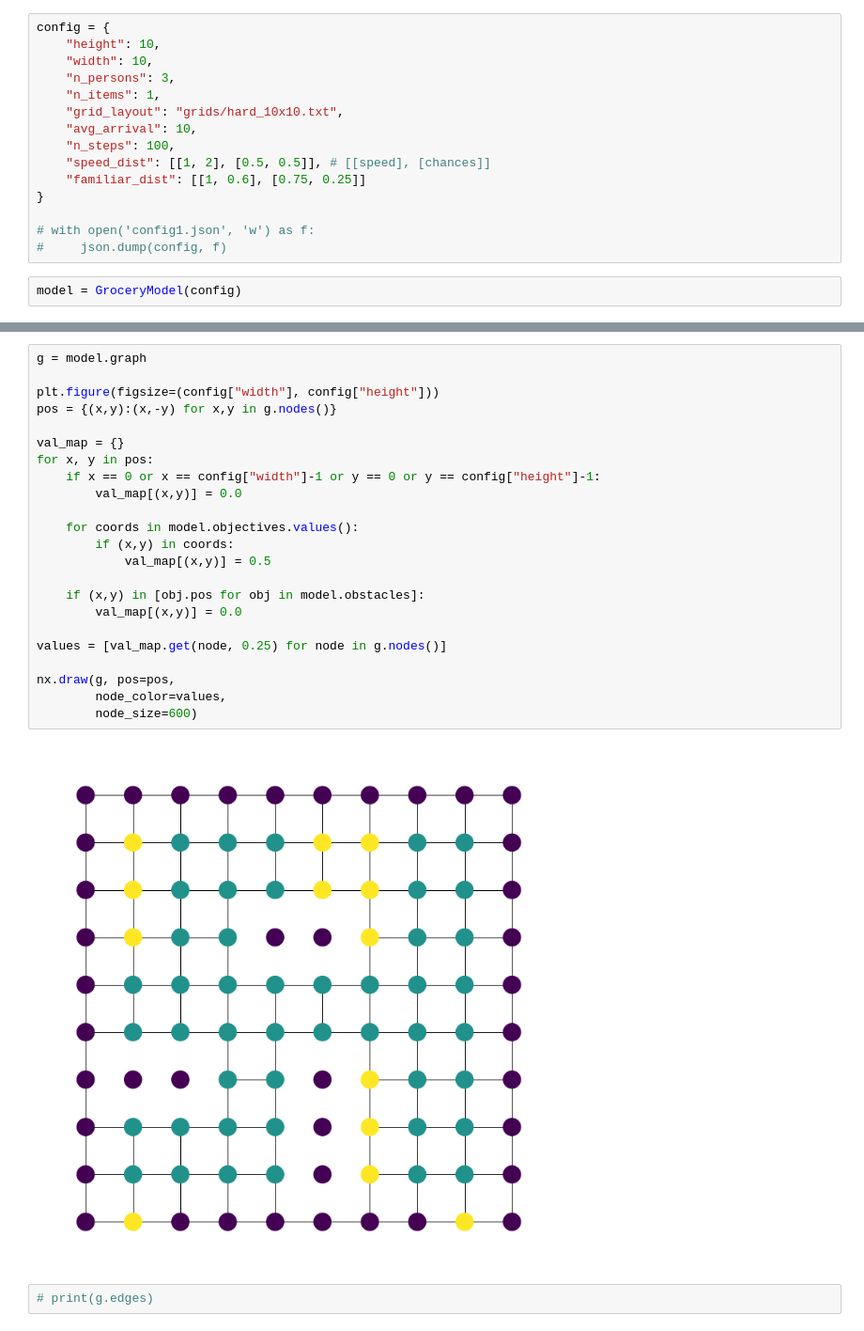
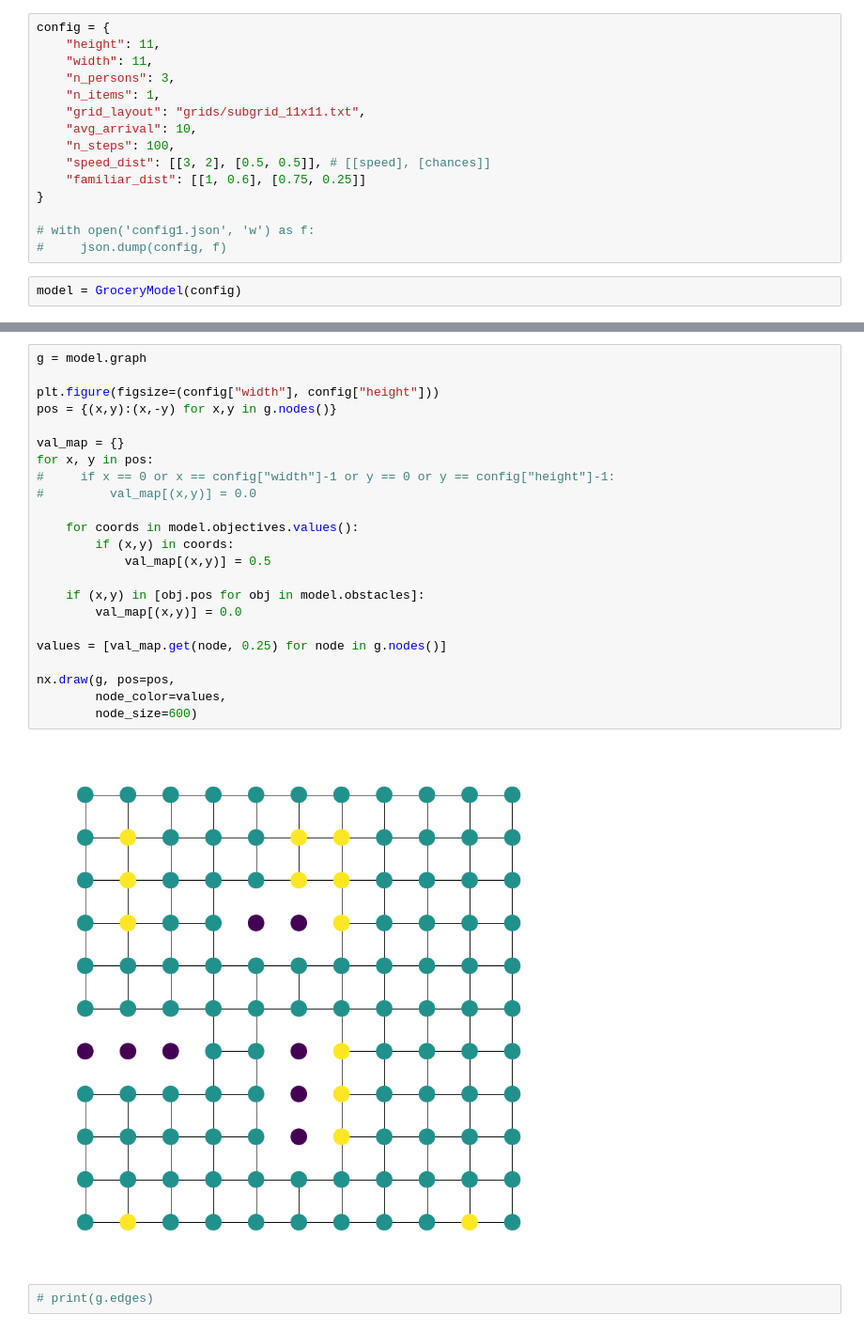
Before and after one commit to tjerkok/AgentBasedModelling, a Jupyter notebook: mesamodel/GroceryModel.ipynb, the cells around one changed output, grey strips where cells are left out. Shown: that part at 94% size. Saved outputs shown, nothing was run; the diff lists cells and outputs as text.

```diff
--- a/mesamodel/GroceryModel.ipynb
+++ b/mesamodel/GroceryModel.ipynb
@@ -5,14 +5,14 @@ import matplotlib.pyplot as plt
 import json
 # %%
 config = {
-    "height": 10,
-    "width": 10,
+    "height": 11,
+    "width": 11,
     "n_persons": 3,
     "n_items": 1,
-    "grid_layout": "grids/hard_10x10.txt",
+    "grid_layout": "grids/subgrid_11x11.txt",
     "avg_arrival": 10,
     "n_steps": 100,
-    "speed_dist": [[1, 2], [0.5, 0.5]], # [[speed], [chances]]
+    "speed_dist": [[3, 2], [0.5, 0.5]], # [[speed], [chances]]
     "familiar_dist": [[1, 0.6], [0.75, 0.25]]
 }
 
@@ -43,28 +43,28 @@ agent is removed
 # %%
 g = model.graph
 
 plt.figure(figsize=(config["width"], config["height"]))
 pos = {(x,y):(x,-y) for x,y in g.nodes()}
 
 val_map = {}
 for x, y in pos:
-    if x == 0 or x == config["width"]-1 or y == 0 or y == config["height"]-1:
-        val_map[(x,y)] = 0.0
+#     if x == 0 or x == config["width"]-1 or y == 0 or y == config["height"]-1:
+#         val_map[(x,y)] = 0.0
 
     for coords in model.objectives.values():
         if (x,y) in coords:
             val_map[(x,y)] = 0.5
 
     if (x,y) in [obj.pos for obj in model.obstacles]:
         val_map[(x,y)] = 0.0
 
 values = [val_map.get(node, 0.25) for node in g.nodes()]
 
 nx.draw(g, pos=pos,
         node_color=values,
         node_size=600)
 # %% [output]
-[figure, old version]
+[figure, new version]
 # %%
 # print(g.edges)
 # %%
```
Also changed, not shown: parts of 2 cells of this notebook, 3 other files.
